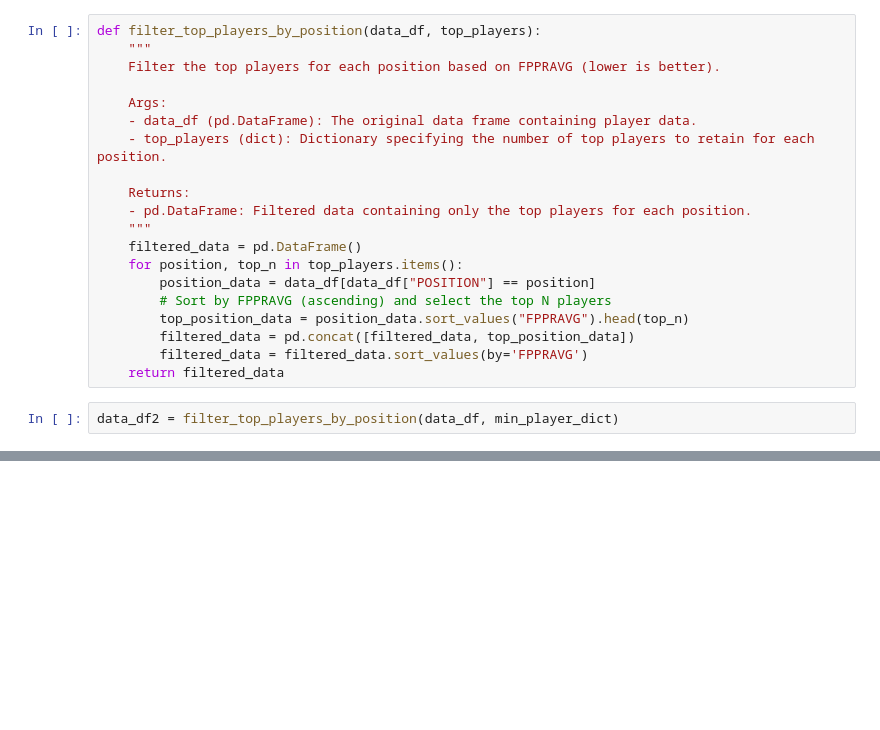
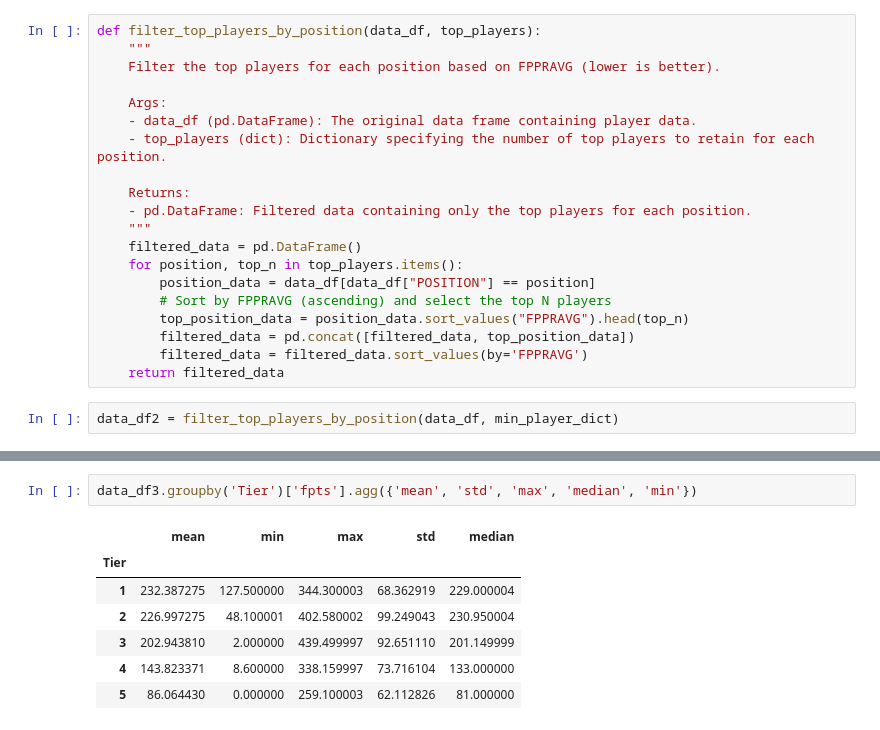
Before and after one commit to choym92/DraftingAlpha, a Jupyter notebook: scripts/EDA.ipynb, the cells around one changed output, grey strips where cells are left out. Saved outputs shown, nothing was run; the diff lists cells and outputs as text; blank space fills up the shorter version.

```diff
--- a/scripts/EDA.ipynb
+++ b/scripts/EDA.ipynb
@@ -209,0 +222,10 @@ data_df3
+# %%
+data_df3.groupby('Tier')['fpts'].agg({'mean', 'std', 'max', 'median', 'min'})
+# %% [output]
+|  | mean | min | max | std | median |
+| Tier |  |  |  |  |  |
+| 1 | 232.387275 | 127.500000 | 344.300003 | 68.362919 | 229.000004 |
+| 2 | 226.997275 | 48.100001 | 402.580002 | 99.249043 | 230.950004 |
+| 3 | 202.943810 | 2.000000 | 439.499997 | 92.651110 | 201.149999 |
+| 4 | 143.823371 | 8.600000 | 338.159997 | 73.716104 | 133.000000 |
+| 5 | 86.064430 | 0.000000 | 259.100003 | 62.112826 | 81.000000 |
```
Also changed, not shown: parts of 11 cells of this notebook, 3 other files.
